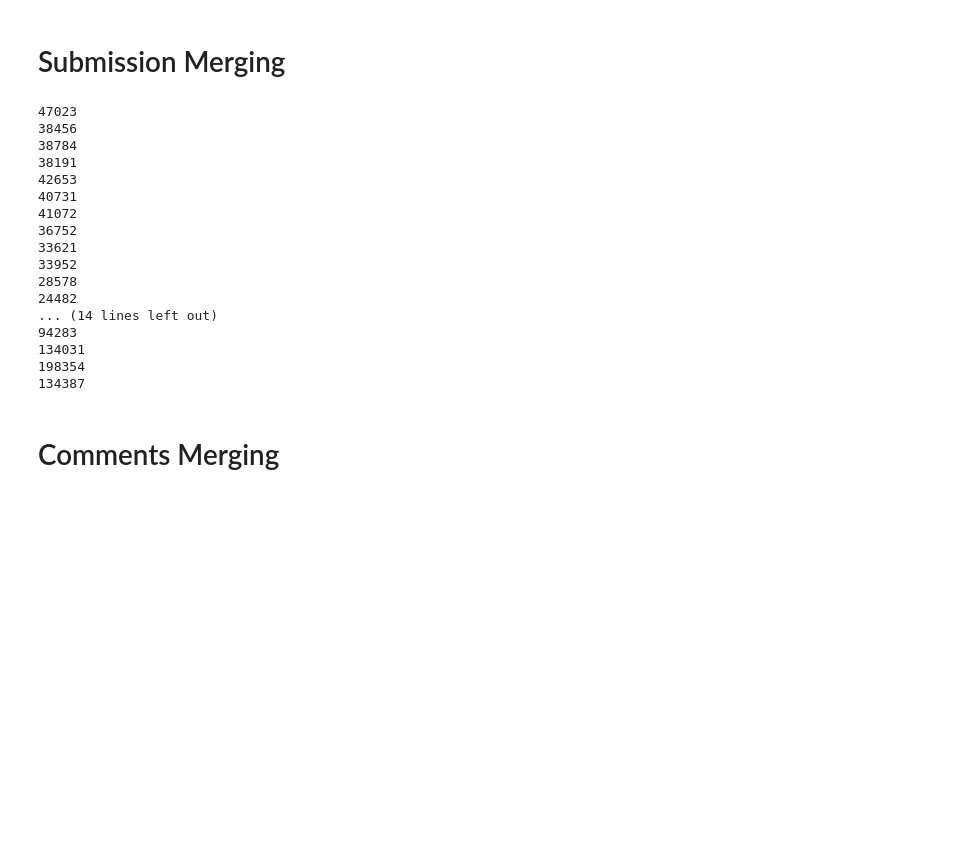
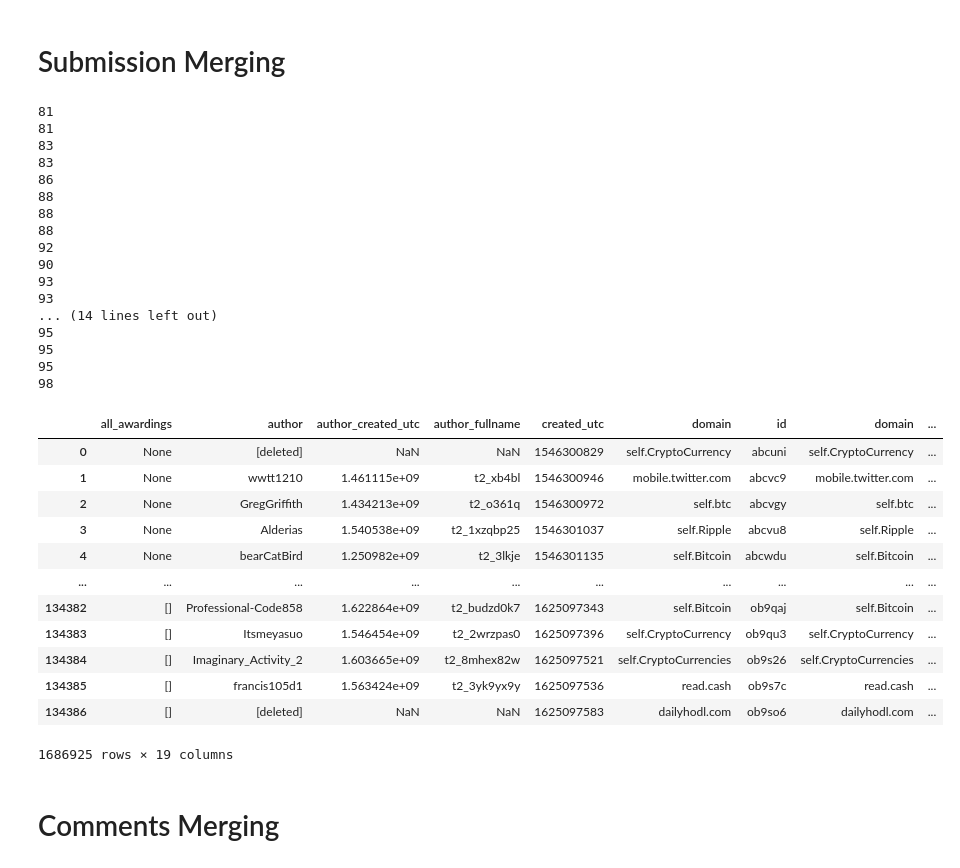
Before and after one commit to VeniJeen/CryptoSent, a Jupyter notebook: Data Preparation/2_Data_Merging/Merging Monthly Data.ipynb, the cells around one changed output. Cells and saved outputs as stored; diff of their text form; code cells hidden in the pictures; blank space fills up the shorter version.

```diff
--- a/Data Preparation/2_Data_Merging/Merging Monthly Data.ipynb
+++ b/Data Preparation/2_Data_Merging/Merging Monthly Data.ipynb
@@ -5,7 +5,7 @@ from os.path import isfile, join
 # %% [markdown]
 # Submission Merging
 # %%
-path=r'C:\Users\Ben\Desktop\Diplomatiki\CryptoSent\Datasets\Submissions'
+path=r'D:\DTU\Thesis\Dataset Bank\Submissions'
 files = [path+"""\\""" +f for f in listdir(path) if isfile(join(path, f))]
 # %%
 dfs=[]
@@ -13,35 +13,53 @@ for file in files:
     dfs.append(pd.read_csv(file))
 # %%
 for i in dfs:
-    print(i.shape[0])
+    print(i.shape[1])
 # %% [output]
-47023
-38456
-38784
-38191
-42653
-40731
-41072
-36752
-33621
-33952
-28578
-24482
+81
+81
+83
+83
+86
+88
+88
+88
+92
+90
+93
+93
 ... (14 lines left out)
-94283
-134031
-198354
-134387
+95
+95
+95
+98
 # %%
 pd.set_option('display.max_rows', 126)
+dfs[0]['all_awardings']=None
+dfs[1]['all_awardings']=None
 # %%
-keep_cols_sub=['author','author_created_utc','author_fullname','created_utc','domain','id',
+keep_cols_sub=['all_awardings','author','author_created_utc','author_fullname','created_utc','domain','id',
            'domain','num_comments','no_follow','permalink','score','selftext',
            'send_replies','subreddit','subreddit_id','subreddit_subscribers','title','url']
 # %%
 df_merged=pd.DataFrame()
 for df in dfs:
     df_merged=pd.concat([df_merged,df[keep_cols_sub]])
+# %%
+df_merged
+# %% [output]
+|  | all_awardings | author | author_created_utc | author_fullname | created_utc | domain | id | domain | ... |
+| 0 | None | [deleted] | NaN | NaN | 1546300829 | self.CryptoCurrency | abcuni | self.CryptoCurrency | ... |
+| 1 | None | wwtt1210 | 1.461115e+09 | t2_xb4bl | 1546300946 | mobile.twitter.com | abcvc9 | mobile.twitter.com | ... |
+| 2 | None | GregGriffith | 1.434213e+09 | t2_o361q | 1546300972 | self.btc | abcvgy | self.btc | ... |
+| 3 | None | Alderias | 1.540538e+09 | t2_1xzqbp25 | 1546301037 | self.Ripple | abcvu8 | self.Ripple | ... |
+| 4 | None | bearCatBird | 1.250982e+09 | t2_3lkje | 1546301135 | self.Bitcoin | abcwdu | self.Bitcoin | ... |
+| ... | ... | ... | ... | ... | ... | ... | ... | ... | ... |
+| 134382 | [] | Professional-Code858 | 1.622864e+09 | t2_budzd0k7 | 1625097343 | self.Bitcoin | ob9qaj | self.Bitcoin | ... |
+| 134383 | [] | Itsmeyasuo | 1.546454e+09 | t2_2wrzpas0 | 1625097396 | self.CryptoCurrency | ob9qu3 | self.CryptoCurrency | ... |
+| 134384 | [] | Imaginary_Activity_2 | 1.603665e+09 | t2_8mhex82w | 1625097521 | self.CryptoCurrencies | ob9s26 | self.CryptoCurrencies | ... |
+| 134385 | [] | francis105d1 | 1.563424e+09 | t2_3yk9yx9y | 1625097536 | read.cash | ob9s7c | read.cash | ... |
+| 134386 | [] | [deleted] | NaN | NaN | 1625097583 | dailyhodl.com | ob9so6 | dailyhodl.com | ... |
+1686925 rows × 19 columns
 # %%
 df_merged.to_csv('submissions_2019__2021_06.csv')
 # %% [markdown]
```
Also changed, not shown: 13 other files.
